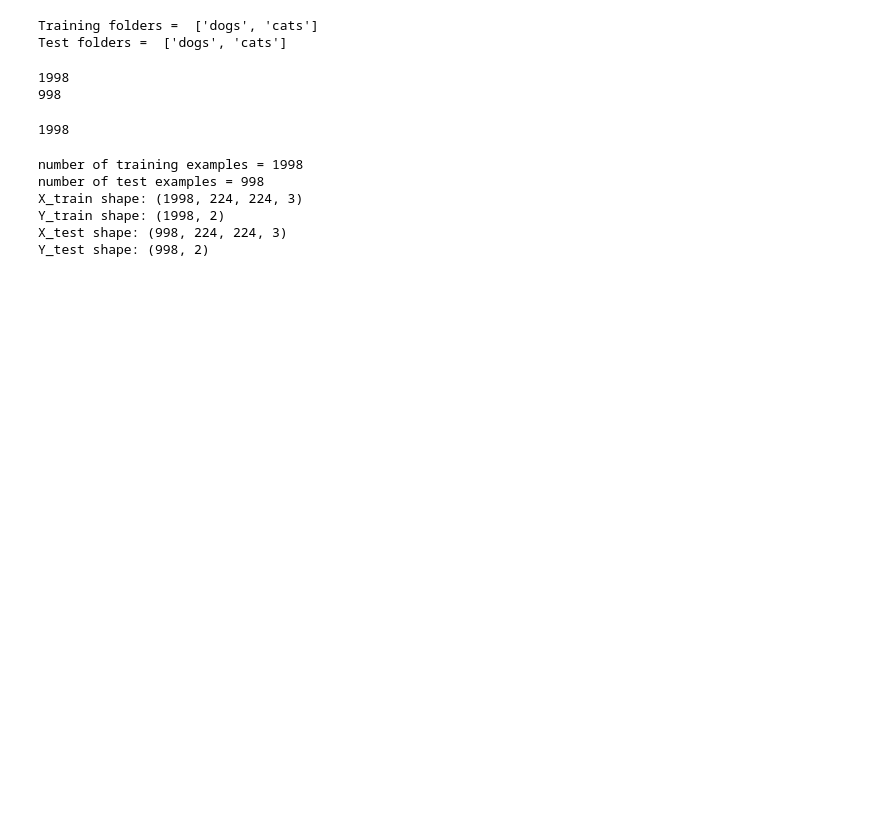
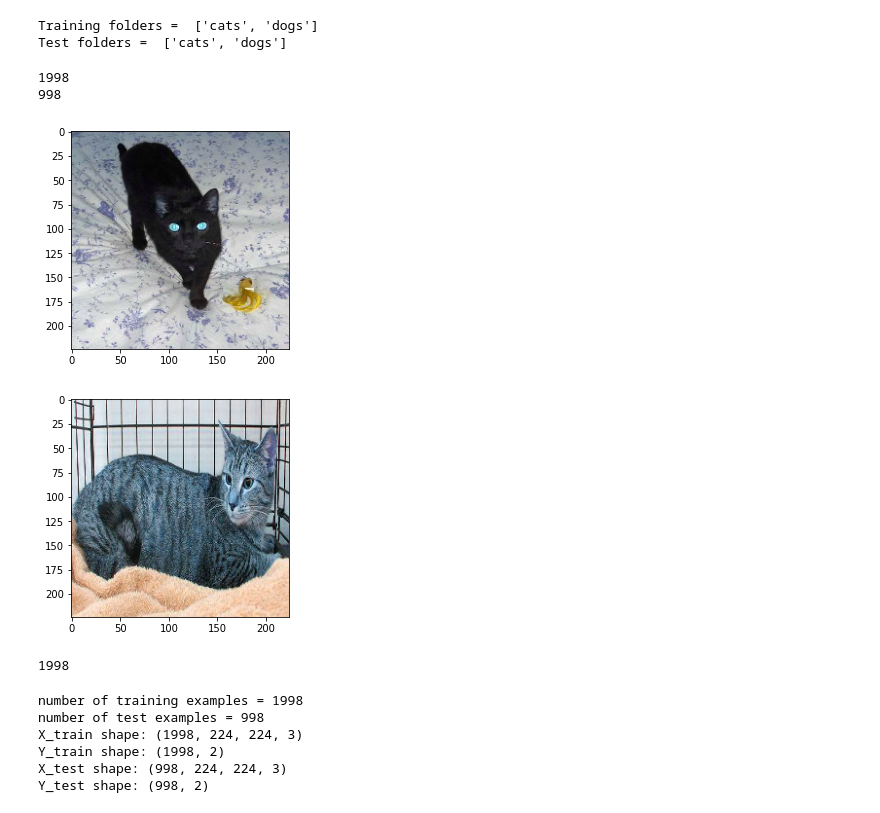
Before and after one commit to aaron020/CNN_Project, a Jupyter notebook: ResNet50.ipynb, the cells around one changed output. Cells and saved outputs as stored; diff of their text form; code cells hidden in the pictures; blank space fills up the shorter version.

```diff
--- a/ResNet50.ipynb
+++ b/ResNet50.ipynb
@@ -28,7 +32,7 @@ CLASSES = 2
 # %%
 #pull in a dataset from content
-pathNameTraining = "dog_cat/training_set/training_set"
-pathNameTest = "dog_cat/test_set/test_set"
+pathNameTraining = "training_set/training_set"
+pathNameTest = "test_set/test_set"
 
 #!unzip archive.zip
 Training_types = os.listdir(pathNameTraining)
@@ -37,8 +41,8 @@ test_types = os.listdir(pathNameTest)
 print("Training folders = " , Training_types)
 print("Test folders = " , test_types)
 # %% [output]
-Training folders =  ['dogs', 'cats']
-Test folders =  ['dogs', 'cats']
+Training folders =  ['cats', 'dogs']
+Test folders =  ['cats', 'dogs']
 # %%
 
 def read_image(file_path):
@@ -96,9 +100,16 @@ print(len(TEST_DIR))
 # %%
 train_set_x, train_set_y = prepare_data(TRAIN_DIR)
 test_set_x, test_set_y = prepare_data(TEST_DIR)
 
-X_train = train_set_x/255
-X_test = test_set_x/255
 
 Y_train = convert_to_one_hot(train_set_y, CLASSES).T
 Y_test = convert_to_one_hot(test_set_y, CLASSES).T
+
+
+
+for sample in train_set_x[:2]:
+  plt.imshow(sample)
+  plt.show()
+# %% [output]
+[figure, added]
+[figure, added]
```
Also changed, not shown: parts of 7 cells of this notebook.
